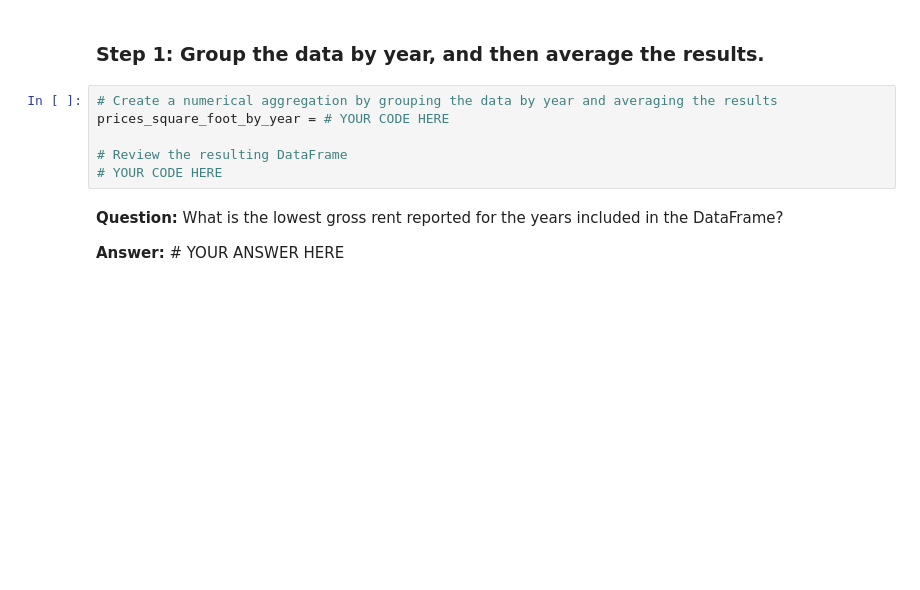
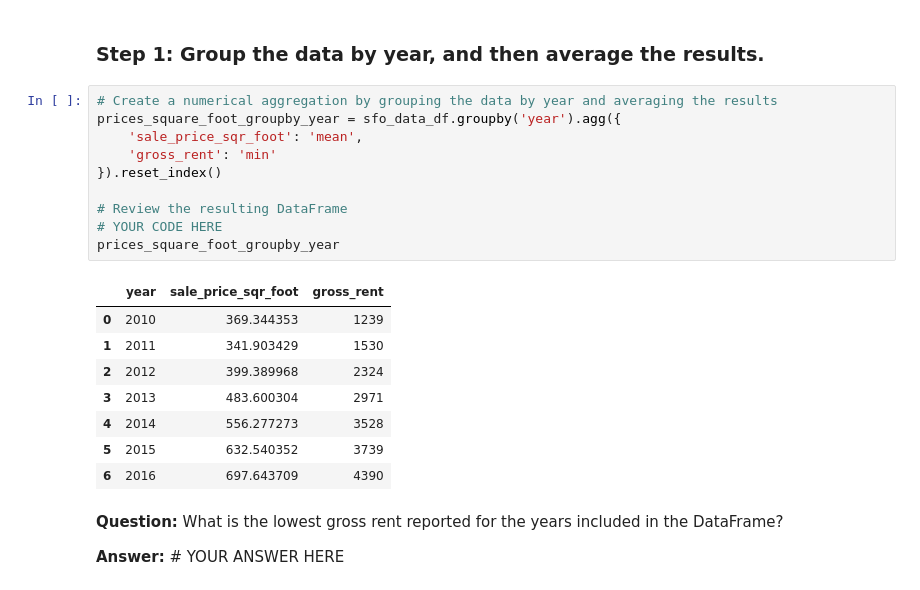
Before and after one commit to Kay-bot/Housing-Rental-Analysis-for-San-Francisco, a Jupyter notebook: Starter_Code/san_francisco_housing.ipynb, the cells around one changed output. Drawn from its saved outputs; the diff is of its cells as text; blank space fills up the shorter version.

```diff
--- a/Starter_Code/san_francisco_housing.ipynb
+++ b/Starter_Code/san_francisco_housing.ipynb
@@ -203,10 +249,23 @@ For this part of the assignment, use numerical and visual aggregation to calcula
 ### Step 1: Group the data by year, and then average the results.
 # %%
 # Create a numerical aggregation by grouping the data by year and averaging the results
-prices_square_foot_by_year = # YOUR CODE HERE
+prices_square_foot_groupby_year = sfo_data_df.groupby('year').agg({
+    'sale_price_sqr_foot': 'mean',
+    'gross_rent': 'min'
+}).reset_index()
 
 # Review the resulting DataFrame
 # YOUR CODE HERE
+prices_square_foot_groupby_year
+# %% [output]
+|  | year | sale_price_sqr_foot | gross_rent |
+| 0 | 2010 | 369.344353 | 1239 |
+| 1 | 2011 | 341.903429 | 1530 |
+| 2 | 2012 | 399.389968 | 2324 |
+| 3 | 2013 | 483.600304 | 2971 |
+| 4 | 2014 | 556.277273 | 3528 |
+| 5 | 2015 | 632.540352 | 3739 |
+| 6 | 2016 | 697.643709 | 4390 |
 # %% [markdown]
 **Question:** What is the lowest gross rent reported for the years included in the DataFrame?
 
```
Also changed, not shown: parts of 17 cells of this notebook.
